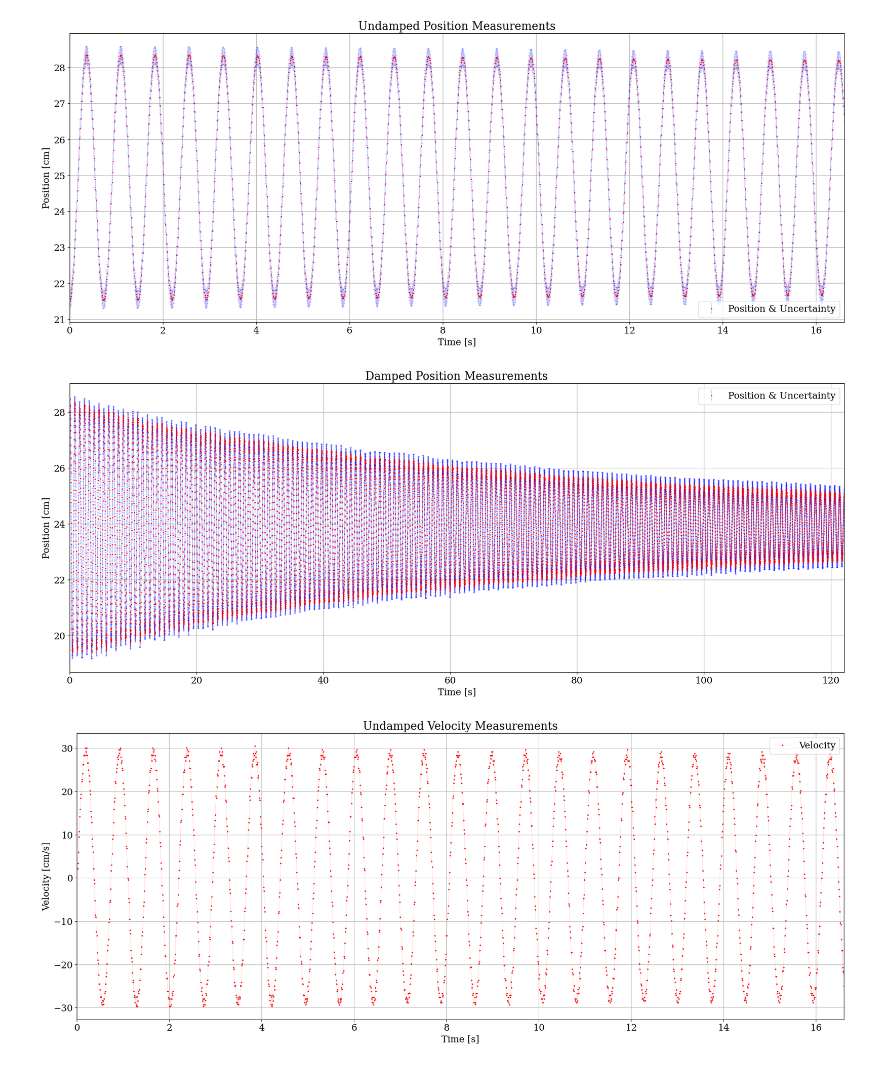
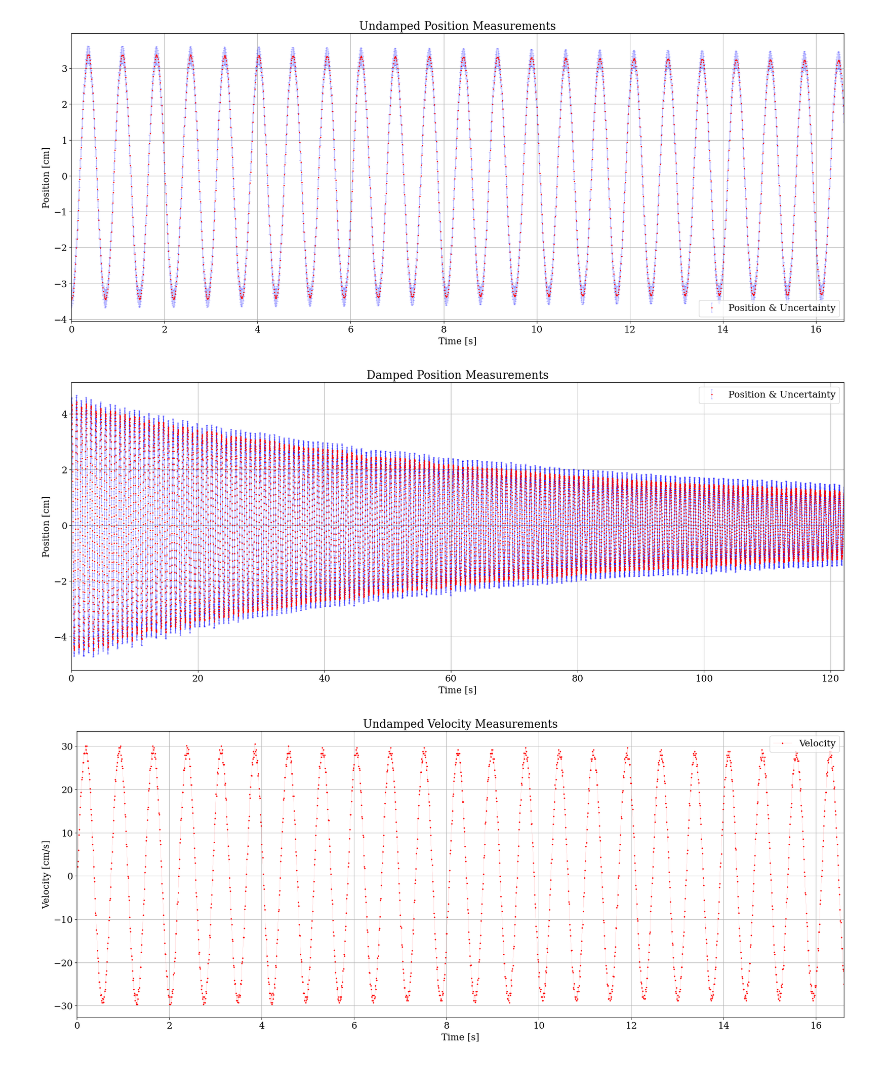
Before and after one commit to luke-wriglesworth/mass-spring, a Jupyter notebook: mass_spring.ipynb, the cells around one changed output. Cells and saved outputs as stored; diff of their text form; code cells hidden in the pictures.

```diff
--- a/mass_spring.ipynb
+++ b/mass_spring.ipynb
@@ -1,9 +1,14 @@
 # %%
 import numpy as np
 import matplotlib.pyplot as plt
-plt.rcParams.update({'font.size': 16, 'figure.figsize': (12, 9), 'font.family': 'serif'})
+from scipy.signal import find_peaks
+
+plt.rcParams.update({'font.size': 16, 'figure.figsize': (18, 6), 'font.family': 'serif'})
 
 # Experimental Data Analysis
+m1 = 200.3 # g, w/o disk (undamped)
+m2 = 217.1 # g, w/ disk (damped)
+
 pos_header = ['time','dist','err']
 vel_header = ['time','vel']
 undamped_pos_data = np.genfromtxt('pos_undamped.txt', skip_header=2, delimiter="", names=pos_header)
@@ -12,48 +17,47 @@ damped_pos_data = np.genfromtxt('pos_damped.txt', skip_header=2, delimiter="", n
 damped_vel_data = np.genfromtxt('vel_damped.txt', skip_header=2, delimiter="", names=vel_header)
 
 # undamped
-undamped_pos = undamped_pos_data['dist']
+undamped_pos = undamped_pos_data['dist'] - np.median(undamped_pos_data['dist'])
 undamped_pos_err = undamped_pos_data['err']
 undamped_pos_time = undamped_pos_data['time']
 undamped_vel = undamped_vel_data['vel']
 undamped_vel_time = undamped_vel_data['time']
 
 # damped
-damped_pos = damped_pos_data['dist']
+damped_pos = damped_pos_data['dist'] - np.median(damped_pos_data['dist'])
 damped_pos_err = damped_pos_data['err']
 damped_pos_time = damped_pos_data['time']
 damped_vel = damped_vel_data['vel']
 damped_vel_time = damped_vel_data['time']
 
 def plot_pos(time, pos, pos_err,title):
     fig = plt.figure(figsize=(24,9))
     plt.title(title)
     plt.xlim(min(time), max(time))
     plt.errorbar(time, pos, yerr=pos_err, fmt='o', label="Position & Uncertainty", linestyle='', capsize=1.5, markersize=1.25, c="red",capthick=0.3, elinewidth=0.2, ecolor='blue')
-    #plt.scatter(time,pos, label="Undamped")
     plt.xlabel("Time [s]")
     plt.ylabel("Position [cm]")
     plt.legend()
     plt.grid()
     return fig
 
 def plot_vel(time, vel, title):
     fig = plt.figure(figsize=(24,9))
     plt.title(title)
     plt.xlim(min(time), max(time))
     plt.plot(time, vel, label="Velocity", c="red", marker=".", markersize=3, lw=0.1)
     plt.xlabel("Time [s]")
     plt.ylabel("Velocity [cm/s]")
     plt.legend()
     plt.grid()
     return fig
 
 plot_pos(undamped_pos_time, undamped_pos, undamped_pos_err, "Undamped Position Measurements").savefig("undamped_measurement.pdf")
 plot_pos(damped_pos_time, damped_pos, damped_pos_err, "Damped Position Measurements").savefig("damped_measurement.pdf")
 plot_vel(undamped_vel_time, undamped_vel, "Undamped Velocity Measurements").savefig("undamped_velocity.pdf")
 plot_vel(damped_vel_time, damped_vel, "Damped Velocity Measurements").savefig("damped_velocity.pdf")
 # %% [output]
-[figure, old version]
+[figure, new version]
-[figure, old version]
+[figure, new version]
 [figure]
 [figure]
```
Also changed, not shown: parts of 3 cells of this notebook, 9 other files.
